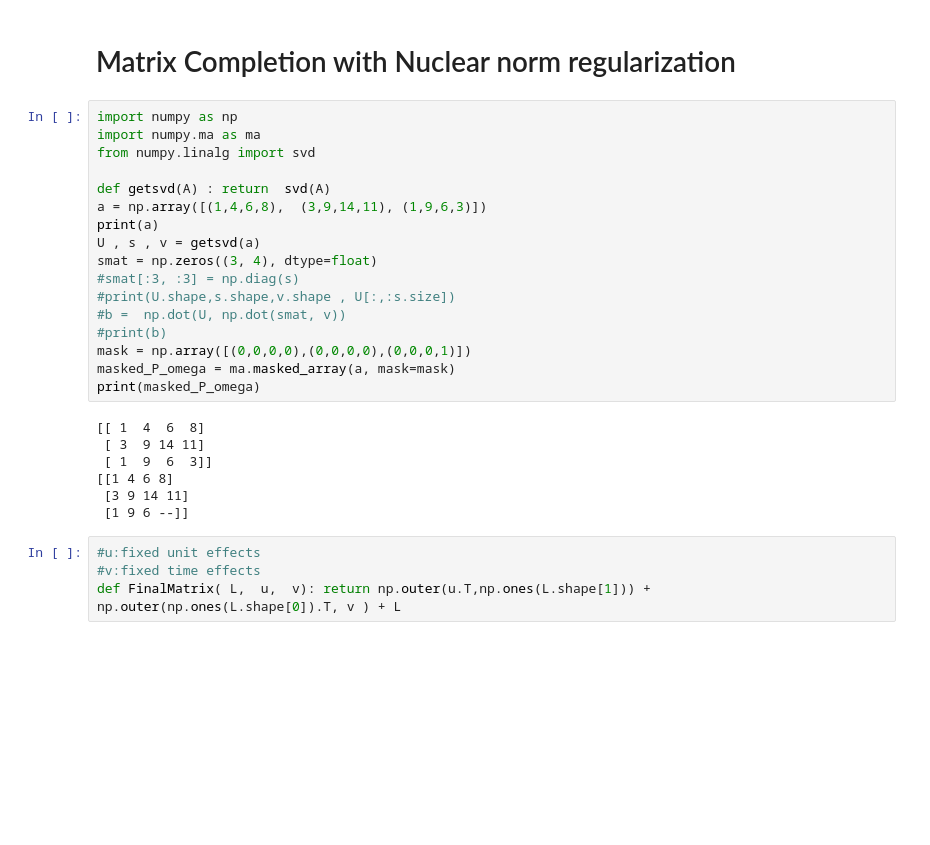
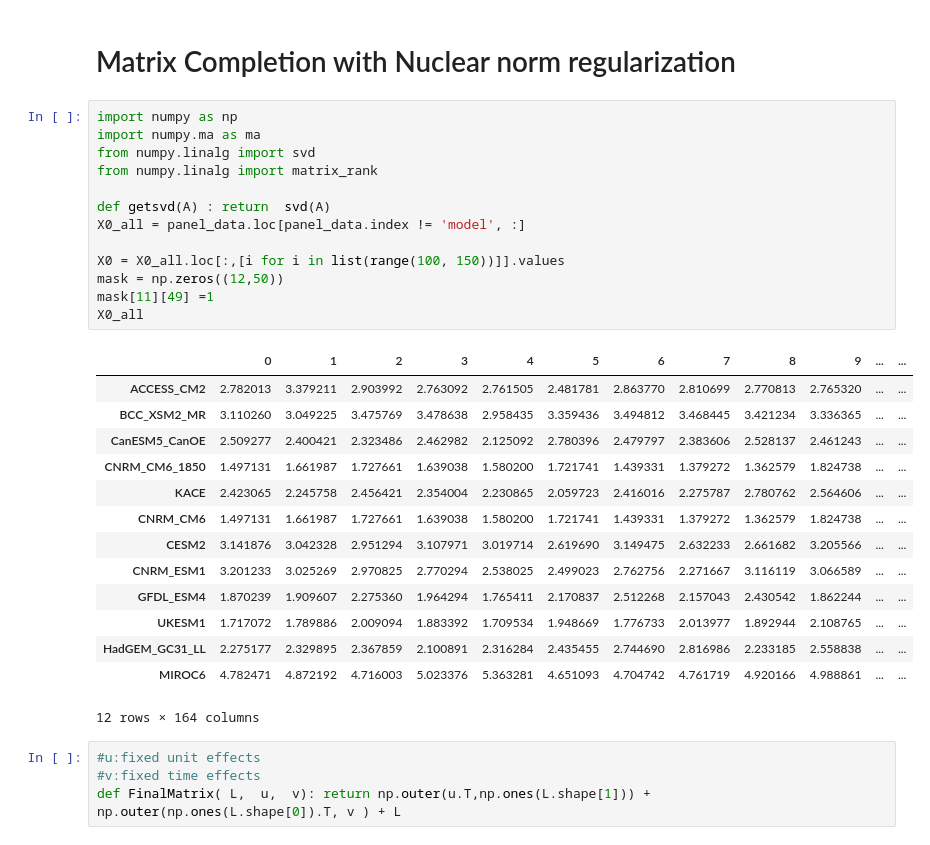
Before and after one commit to dafnep/ML-Climate-Final-Project-Template, a Jupyter notebook: src/NuclearNormMatricCompletion_SynteticControls.ipynb, the cells around one changed output. Cells and saved outputs as stored; diff of their text form; blank space fills up the shorter version.

```diff
--- a/src/NuclearNormMatricCompletion_SynteticControls.ipynb
+++ b/src/NuclearNormMatricCompletion_SynteticControls.ipynb
@@ -423,27 +442,31 @@ Notes:
 # %%
 import numpy as np
 import numpy.ma as ma
 from numpy.linalg import svd
+from numpy.linalg import matrix_rank
 
 def getsvd(A) : return  svd(A)
-a = np.array([(1,4,6,8),  (3,9,14,11), (1,9,6,3)])
-print(a)
-U , s , v = getsvd(a)
-smat = np.zeros((3, 4), dtype=float)
-#smat[:3, :3] = np.diag(s)
-#print(U.shape,s.shape,v.shape , U[:,:s.size])
-#b =  np.dot(U, np.dot(smat, v))
-#print(b)
-mask = np.array([(0,0,0,0),(0,0,0,0),(0,0,0,1)])
-masked_P_omega = ma.masked_array(a, mask=mask)
-print(masked_P_omega)
+X0_all = panel_data.loc[panel_data.index != 'model', :]
+
+X0 = X0_all.loc[:,[i for i in list(range(100, 150))]].values
+mask = np.zeros((12,50))
+mask[11][49] =1
+X0_all
 # %% [output]
+|  | 0 | 1 | 2 | 3 | 4 | 5 | 6 | 7 | 8 | 9 | ... | ... |
+| ACCESS_CM2 | 2.782013 | 3.379211 | 2.903992 | 2.763092 | 2.761505 | 2.481781 | 2.863770 | 2.810699 | 2.770813 | 2.765320 | ... | ... |
+| BCC_XSM2_MR | 3.110260 | 3.049225 | 3.475769 | 3.478638 | 2.958435 | 3.359436 | 3.494812 | 3.468445 | 3.421234 | 3.336365 | ... | ... |
+| CanESM5_CanOE | 2.509277 | 2.400421 | 2.323486 | 2.462982 | 2.125092 | 2.780396 | 2.479797 | 2.383606 | 2.528137 | 2.461243 | ... | ... |
+| CNRM_CM6_1850 | 1.497131 | 1.661987 | 1.727661 | 1.639038 | 1.580200 | 1.721741 | 1.439331 | 1.379272 | 1.362579 | 1.824738 | ... | ... |
+| KACE | 2.423065 | 2.245758 | 2.456421 | 2.354004 | 2.230865 | 2.059723 | 2.416016 | 2.275787 | 2.780762 | 2.564606 | ... | ... |
+| CNRM_CM6 | 1.497131 | 1.661987 | 1.727661 | 1.639038 | 1.580200 | 1.721741 | 1.439331 | 1.379272 | 1.362579 | 1.824738 | ... | ... |
+| CESM2 | 3.141876 | 3.042328 | 2.951294 | 3.107971 | 3.019714 | 2.619690 | 3.149475 | 2.632233 | 2.661682 | 3.205566 | ... | ... |
+| CNRM_ESM1 | 3.201233 | 3.025269 | 2.970825 | 2.770294 | 2.538025 | 2.499023 | 2.762756 | 2.271667 | 3.116119 | 3.066589 | ... | ... |
+| GFDL_ESM4 | 1.870239 | 1.909607 | 2.275360 | 1.964294 | 1.765411 | 2.170837 | 2.512268 | 2.157043 | 2.430542 | 1.862244 | ... | ... |
+| UKESM1 | 1.717072 | 1.789886 | 2.009094 | 1.883392 | 1.709534 | 1.948669 | 1.776733 | 2.013977 | 1.892944 | 2.108765 | ... | ... |
+| HadGEM_GC31_LL | 2.275177 | 2.329895 | 2.367859 | 2.100891 | 2.316284 | 2.435455 | 2.744690 | 2.816986 | 2.233185 | 2.558838 | ... | ... |
+| MIROC6 | 4.782471 | 4.872192 | 4.716003 | 5.023376 | 5.363281 | 4.651093 | 4.704742 | 4.761719 | 4.920166 | 4.988861 | ... | ... |
-[[ 1  4  6  8]
- [ 3  9 14 11]
- [ 1  9  6  3]]
-[[1 4 6 8]
- [3 9 14 11]
- [1 9 6 --]]
+12 rows × 164 columns
 # %%
 #u:fixed unit effects
 #v:fixed time effects
```
Also changed, not shown: parts of 16 cells of this notebook.
